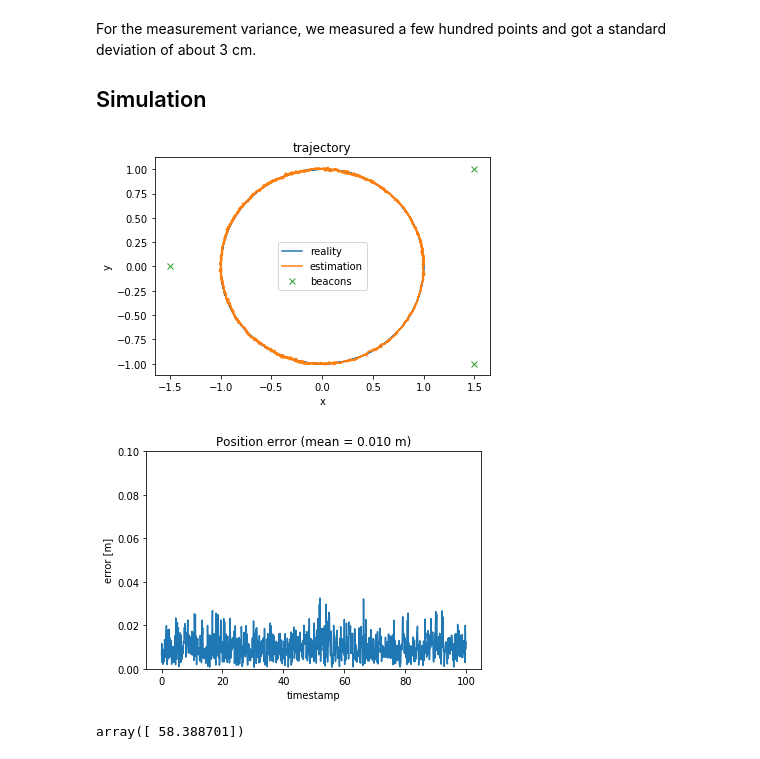
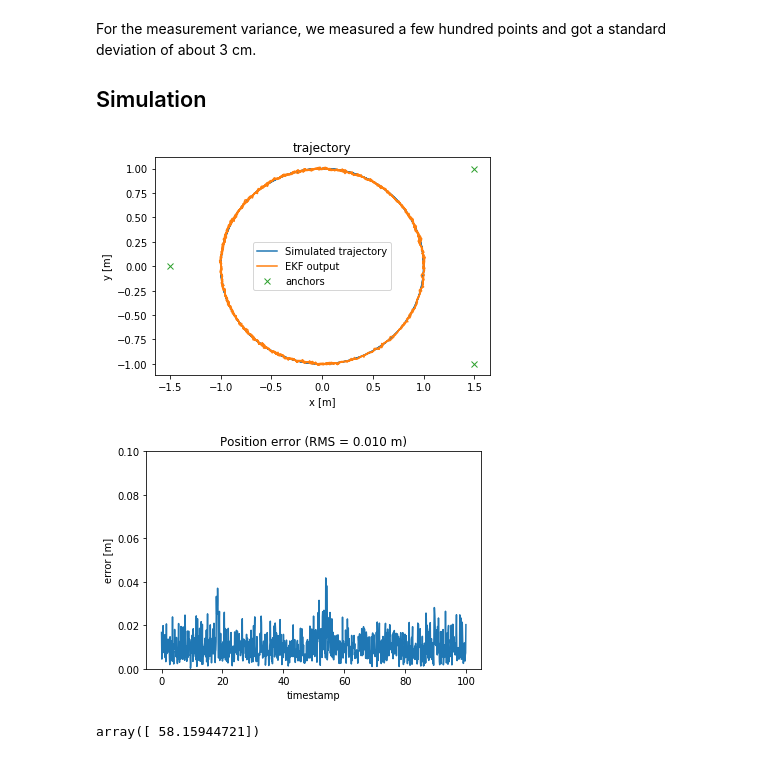
Before and after one commit to cvra/robot-software, a Jupyter notebook: doc/report/models/UWB only.ipynb, the cells around one changed output. Drawn from its saved outputs; the diff is of its cells as text; code cells hidden in the pictures.

```diff
--- a/doc/report/models/UWB only.ipynb
+++ b/doc/report/models/UWB only.ipynb
@@ -51,8 +51,9 @@ Therefore, the variance is given by
 In our example below, if we take $f = 10$ and $V_{max} = 1$, this means that sigma is:
 # %%
 vmax = 1
-f = 10
-variance = (vmax / (2 * f))**2
+f = 200
+f_uwb = 10
+variance = (vmax / (2 * f_uwb))**2
 print("Variance = {:.5f}".format(variance))
 # %% [output]
 Variance = 0.00250
@@ -120,11 +121,12 @@ def simulate_trajectory(process_variance, measurement_variance, f=10, N=1000):
         # feeds the input into Kalman
         filter_input = np.array([])
 
-        mu, sigma = predictor(mu, sigma, filter_input)
-        for corrector in correctors:
-            z = corrector.h(np.array([p.pos[0], p.pos[1]]))
-            z += np.random.normal(0, 0.01)
-            mu, sigma = corrector(mu, sigma, z)
+        if i % (f / f_uwb) == 0:
+            mu, sigma = predictor(mu, sigma, filter_input)
+            for corrector in correctors:
+                z = corrector.h(np.array([p.pos[0], p.pos[1]]))
+                z += np.random.normal(0, 0.01)
+                mu, sigma = corrector(mu, sigma, z)
 
         # Saves the data
         ts.append(p.timestamp)
@@ -139,25 +141,25 @@ ts, x, y, xhat, yhat = simulate_trajectory(process_variance=0.00250, measurement
 # %%
 plt.plot(x, y)
 plt.plot(xhat, yhat)
 plt.plot([x for x, y in BEACON_POS],[y for x, y in BEACON_POS], 'x')
-plt.legend(('reality', 'estimation', 'beacons'))
+plt.legend(('Simulated trajectory', 'EKF output', 'anchors'))
 plt.title('trajectory')
 plt.xlabel('x [m]')
 plt.ylabel('y [m]')
 plt.gcf().savefig('uwb_only_trajectory.pdf')
 plt.show()
 
 error = [np.sqrt((x-xh)**2+(y-yh)**2) for x,xh,y,yh in zip(x, xhat,y,yhat)]
 plt.plot(ts, error)
 plt.xlabel('timestamp')
 plt.ylabel('error [m]')
 plt.ylim(0, 0.1)
-plt.title('Position error (mean = {:.3f} m)'.format(np.mean(error)))
+plt.title('Position error (RMS = {:.3f} m)'.format(np.mean(error)))
 plt.gcf().savefig('uwb_only_error.pdf')
 plt.show()
 # %% [output]
-[figure, old version]
+[figure, new version]
-[figure, old version]
+[figure, new version]
 # %%
 def cost(variances):
     process_variance = variances[0]
@@ -169,7 +171,7 @@ def cost(variances):
 x0 = np.array([0.1**2, 0.03**2])
 cost(x0)
 # %% [output]
-array([ 58.388701])
+array([ 58.15944721])
 # %%
 # We tried to optimize it but its not very efficient
 # scipy.optimize.basinhopping(cost, x0, niter=10)
```
Also changed, not shown: 2 other files.
